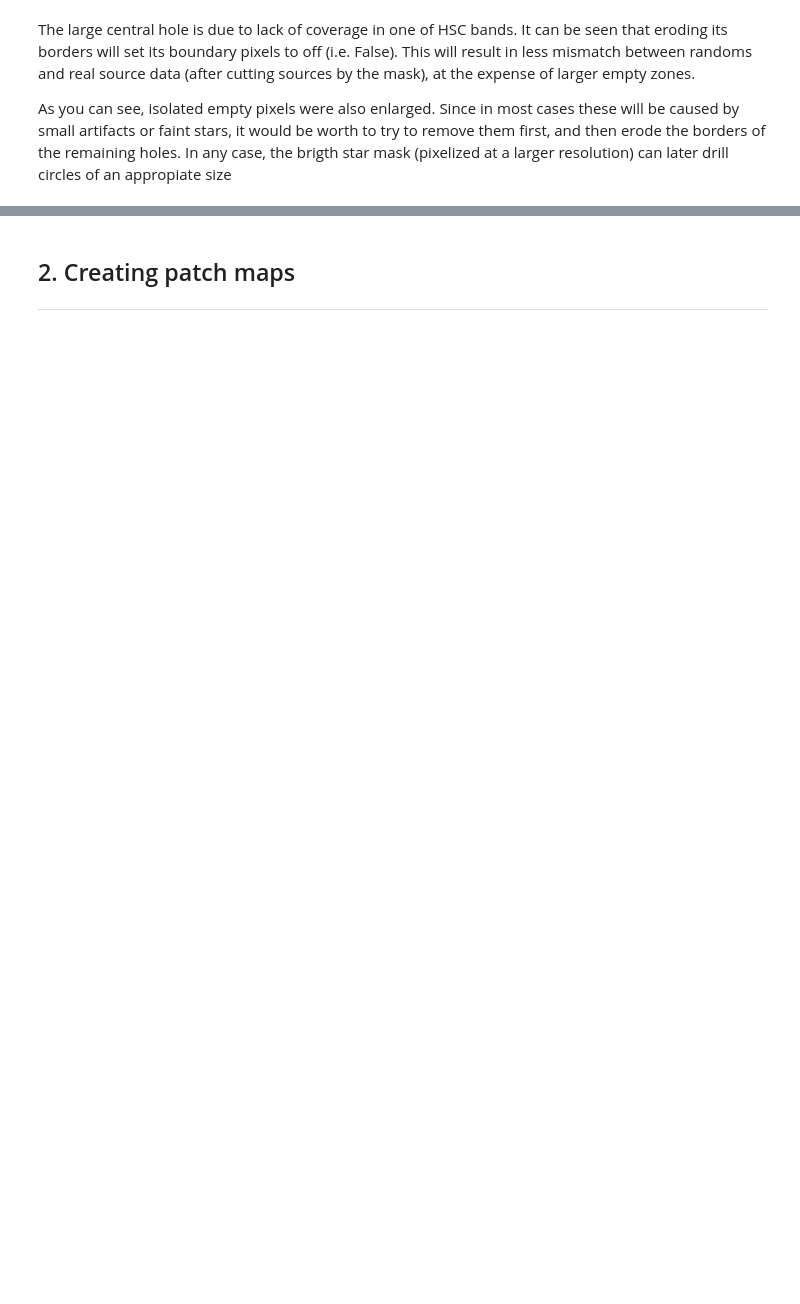
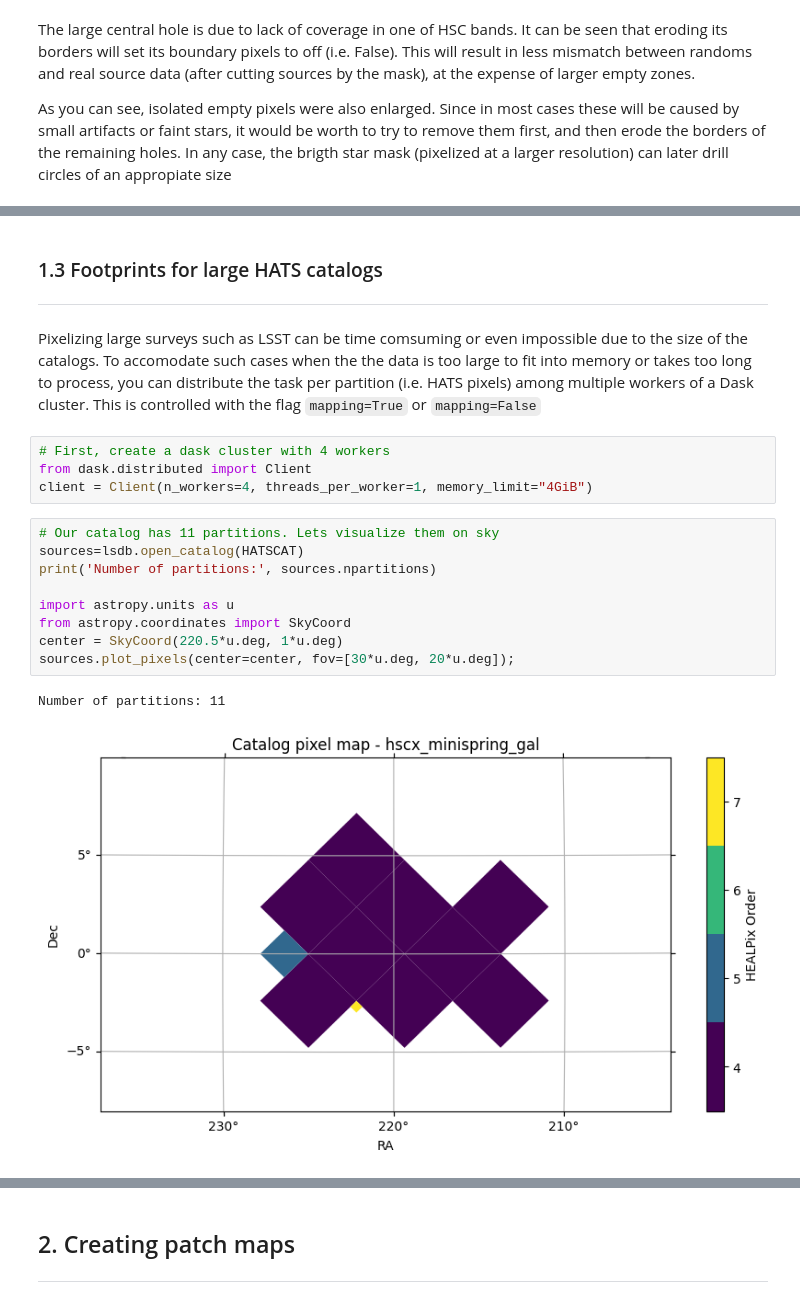
Before and after one commit to samotracio/skykatana, a Jupyter notebook: notebooks/indepth_usage.ipynb, the cells around one changed output, grey strips where cells are left out. Cells and saved outputs as stored; diff of their text form; blank space fills up the shorter version.

```diff
--- a/notebooks/indepth_usage.ipynb
+++ b/notebooks/indepth_usage.ipynb
@@ -189,0 +193,21 @@ plt.legend(["order 13 - remove_iso & erode"], loc='upper left')
+# %% [markdown]
+### 1.3 Footprints for large HATS catalogs
+---------------
+# %% [markdown]
+Pixelizing large surveys such as LSST can be time comsuming or even impossible due to the size of the catalogs. To accomodate such cases when the the data is too large to fit into memory or takes too long to process, you can distribute the task per partition (i.e. HATS pixels) among multiple workers of a Dask cluster. This is controlled with the flag `mapping=True` or `mapping=False`
+# %%
+# First, create a dask cluster with 4 workers
+from dask.distributed import Client
+client = Client(n_workers=4, threads_per_worker=1, memory_limit="4GiB")
+# %%
+# Our catalog has 11 partitions. Lets visualize them on sky
+sources=lsdb.open_catalog(HATSCAT)
+print('Number of partitions:', sources.npartitions)
+
+import astropy.units as u
+from astropy.coordinates import SkyCoord
+center = SkyCoord(220.5*u.deg, 1*u.deg)
+sources.plot_pixels(center=center, fov=[30*u.deg, 20*u.deg]);
+# %% [output]
+Number of partitions: 11
+[figure, added]
```
Also changed, not shown: parts of 33 cells of this notebook, 2 other files.
